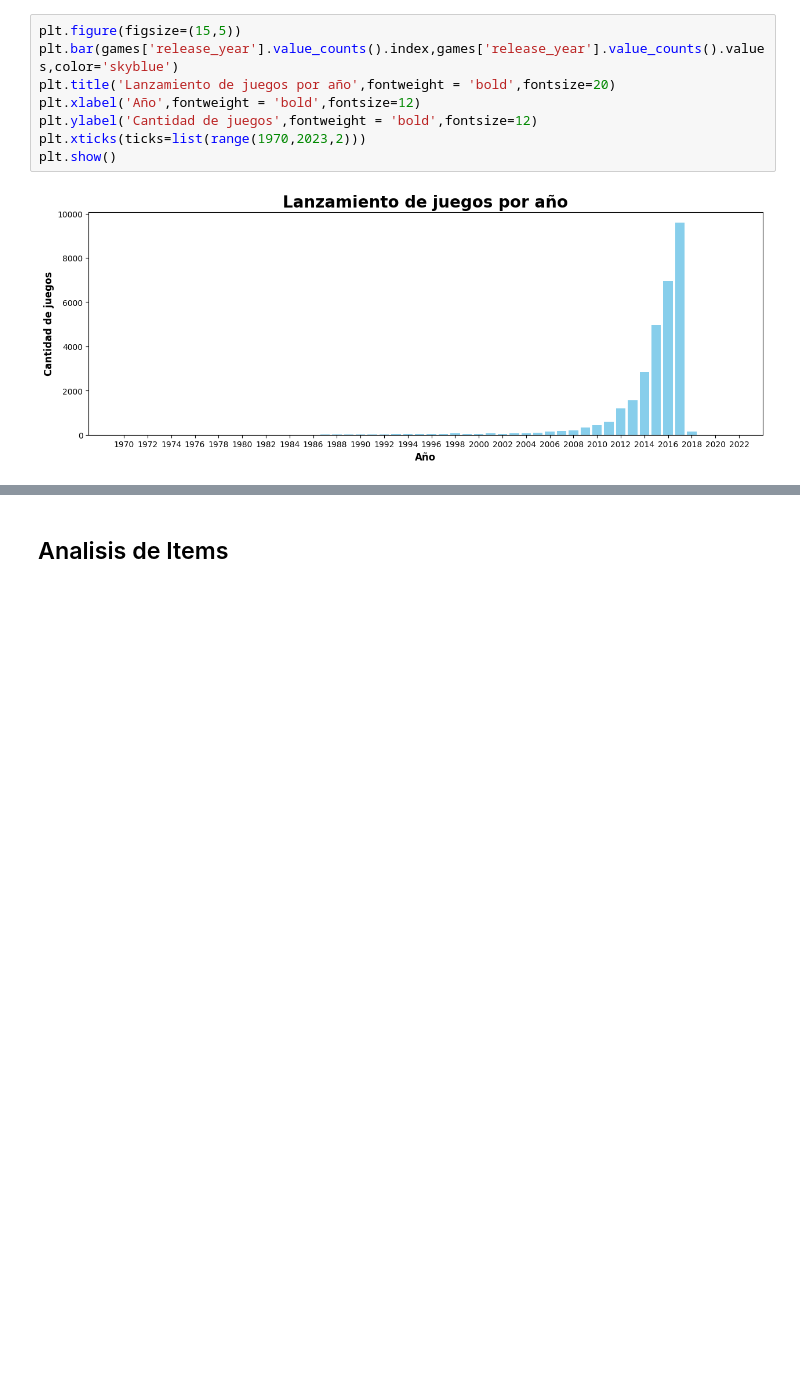
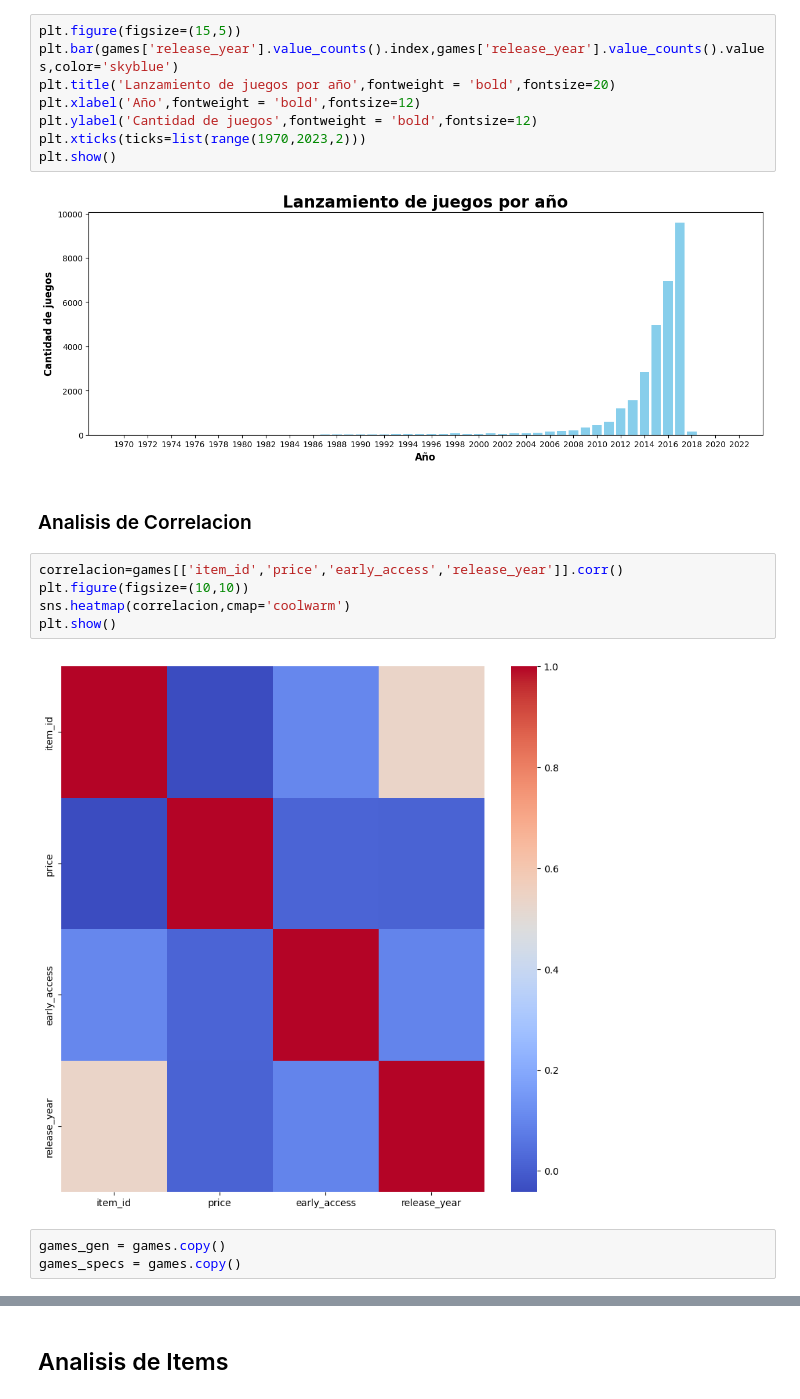
Before and after one commit to carocardenas0699/PI-1-Machine-Learning, a Jupyter notebook: EDA.ipynb, the cells around one changed output, grey strips where cells are left out. Cells and saved outputs as stored; diff of their text form; blank space fills up the shorter version.

Commit message:
EDA con Correlacion

```diff
--- a/EDA.ipynb
+++ b/EDA.ipynb
@@ -478,3 +462,15 @@ plt.xticks(ticks=list(range(1970,2023,2)))
 plt.show()
 # %% [output]
 [figure]
+# %% [markdown]
+### Analisis de Correlacion
+# %%
+correlacion=games[['item_id','price','early_access','release_year']].corr()
+plt.figure(figsize=(10,10))
+sns.heatmap(correlacion,cmap='coolwarm')
+plt.show()
+# %% [output]
+[figure, added]
+# %%
+games_gen = games.copy()
+games_specs = games.copy()
```
Also changed, not shown: parts of 14 cells of this notebook.
